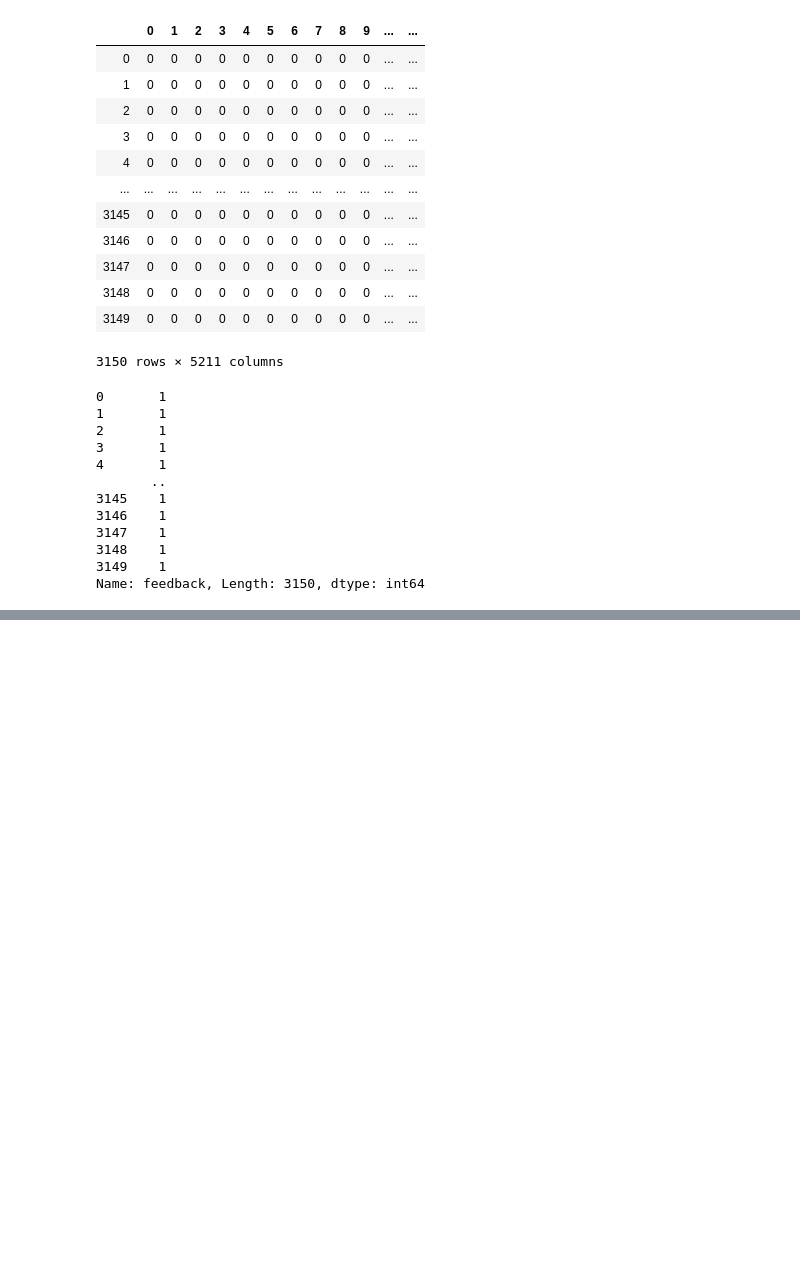
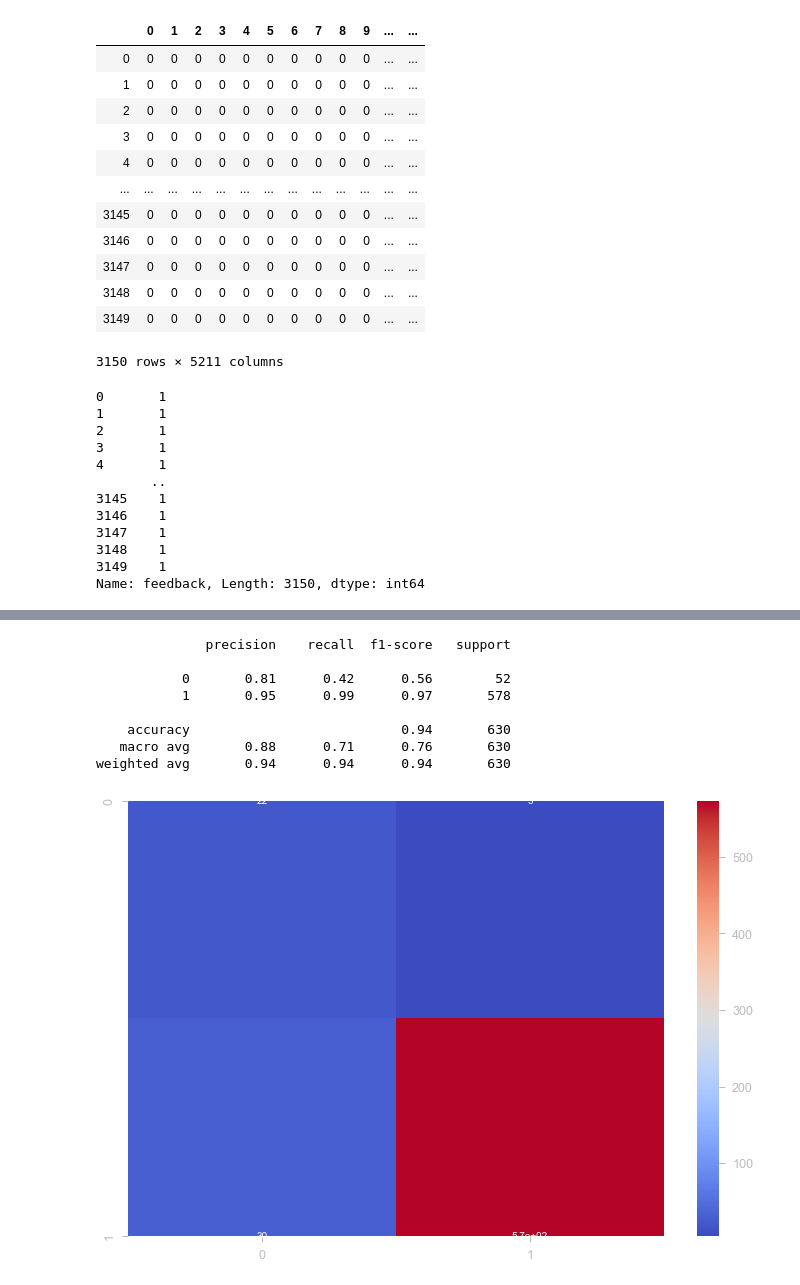
Before and after one commit to sabheen9/Sentiment-Analysis-Amazon, a Jupyter notebook: amazon_reviews.ipynb, the cells around one changed output, grey strips where cells are left out. Cells and saved outputs as stored; diff of their text form; code cells hidden in the pictures; blank space fills up the shorter version.

```diff
--- a/amazon_reviews.ipynb
+++ b/amazon_reviews.ipynb
@@ -235,0 +264,23 @@ Name: feedback, Length: 3150, dtype: int64
+# %%
+from sklearn.linear_model import LogisticRegression
+
+model = LogisticRegression()
+model.fit(X_train, y_train)
+
+y_pred = model.predict(X_test)
+
+ax = plt.subplots(figsize=(12,8))
+cm = confusion_matrix(y_pred, y_test)
+sns.heatmap(cm, annot = True,cmap='coolwarm')
+
+print(classification_report(y_test, y_pred))
+# %% [output]
+              precision    recall  f1-score   support
+
+           0       0.81      0.42      0.56        52
+           1       0.95      0.99      0.97       578
+
+    accuracy                           0.94       630
+   macro avg       0.88      0.71      0.76       630
+weighted avg       0.94      0.94      0.94       630
+[figure, added]
```
Also changed, not shown: parts of 5 cells of this notebook.
